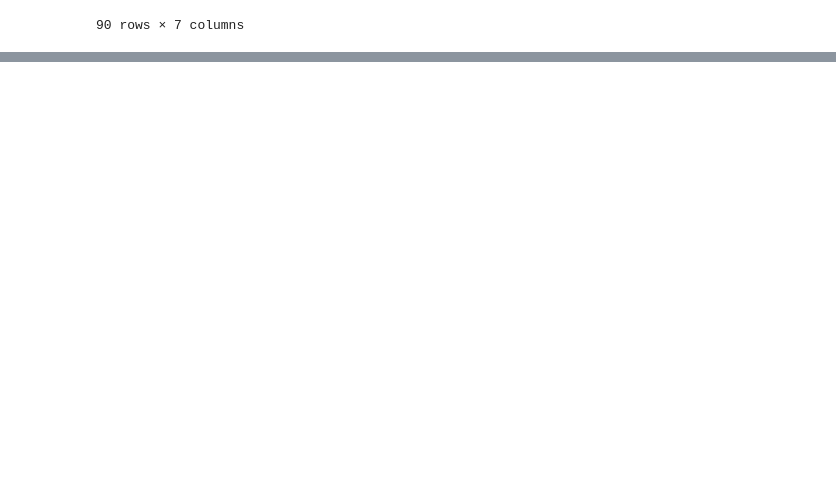
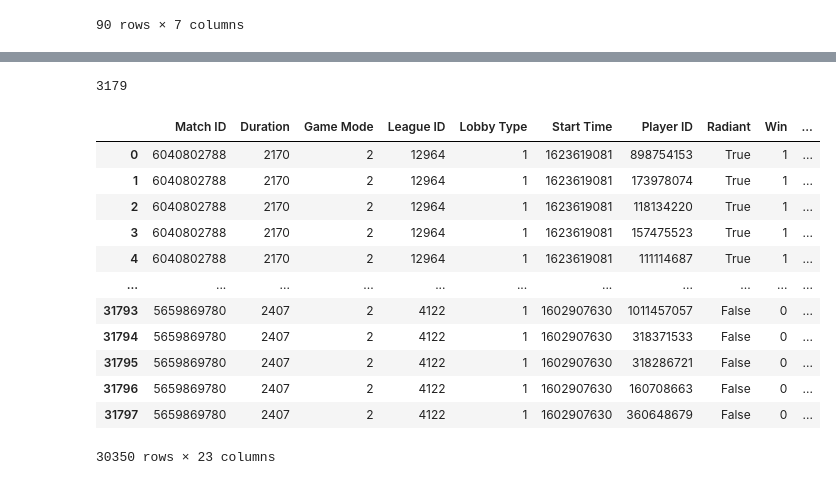
Before and after one commit to yu-lily/ti10-fantasy-card-picker, a Jupyter notebook: scrape_data.ipynb, the cells around one changed output, grey strips where cells are left out. Saved outputs shown, nothing was run; the diff lists cells and outputs as text; code cells hidden in the pictures; blank space fills up the shorter version.

```diff
--- a/scrape_data.ipynb
+++ b/scrape_data.ipynb
@@ -91,0 +139,48 @@ df
+# %%
+matches_df = pd.DataFrame()
+rows = []
+i = 0
+for k, v in matches.items():
+    match_id = k
+    url = f"https://api.opendota.com/api/matches/{match_id}"
+    response = requests.get(url)
+    json_data = json.loads(response.text)
+    row = {
+        'Match ID': k,
+        'Duration': json_data['duration'],
+        'Game Mode': json_data['game_mode'],
+        'League ID': json_data['leagueid'],
+        'Lobby Type': json_data['lobby_type'],
+        'Start Time': json_data['start_time'],
+        }
+    for player in json_data['players']:
+        #if str(player['account_id']) in v:
+        player_row = row.copy()
+        player_row.update({
+            'Player ID': player['account_id'],
+            'Radiant': player['isRadiant'],
+            'Win': player['win'],
+            'Abandons': player['abandons'],
+            'Kills': player['kills'],
+            'Deaths': player['deaths'],
+            'Last Hits': player['last_hits'],
+            'Denies': player['denies'],
+            'GPM': player['gold_per_min'],
+            'Towers': player['towers_killed'],
+            'Teamfight Participation': player['teamfight_participation'],
+            'Obs Placed': player['obs_placed'],
+            'Camps Stacked': player['camps_stacked'],
+            'Rune Pickups': player['rune_pickups'],
+            'First Blood': player['firstblood_claimed'],
+            'Stun Duration': player['stuns'],
+        })
+        try:
+            player_row.update({'Roshan Kills': player['roshan_kills']})
+        except:
+            player_row.update({'Roshan Kills': player['roshans_killed']})
+        rows.append(player_row)
+    time.sleep(1)
+    print(f'\r{str(i)}', end='')
+    i+=1
+# %% [output]
+3179
@@ -91,0 +196,16 @@ df
+# %%
+matches_df
+# %% [output]
+|  | Match ID | Duration | Game Mode | League ID | Lobby Type | Start Time | Player ID | Radiant | Win | ... |
+| 0 | 6040802788 | 2170 | 2 | 12964 | 1 | 1623619081 | 898754153 | True | 1 | ... |
+| 1 | 6040802788 | 2170 | 2 | 12964 | 1 | 1623619081 | 173978074 | True | 1 | ... |
+| 2 | 6040802788 | 2170 | 2 | 12964 | 1 | 1623619081 | 118134220 | True | 1 | ... |
+| 3 | 6040802788 | 2170 | 2 | 12964 | 1 | 1623619081 | 157475523 | True | 1 | ... |
+| 4 | 6040802788 | 2170 | 2 | 12964 | 1 | 1623619081 | 111114687 | True | 1 | ... |
+| ... | ... | ... | ... | ... | ... | ... | ... | ... | ... | ... |
+| 31793 | 5659869780 | 2407 | 2 | 4122 | 1 | 1602907630 | 1011457057 | False | 0 | ... |
+| 31794 | 5659869780 | 2407 | 2 | 4122 | 1 | 1602907630 | 318371533 | False | 0 | ... |
+| 31795 | 5659869780 | 2407 | 2 | 4122 | 1 | 1602907630 | 318286721 | False | 0 | ... |
+| 31796 | 5659869780 | 2407 | 2 | 4122 | 1 | 1602907630 | 160708663 | False | 0 | ... |
+| 31797 | 5659869780 | 2407 | 2 | 4122 | 1 | 1602907630 | 360648679 | False | 0 | ... |
+30350 rows × 23 columns
```
Also changed, not shown: parts of 17 cells of this notebook, 6 other files.
